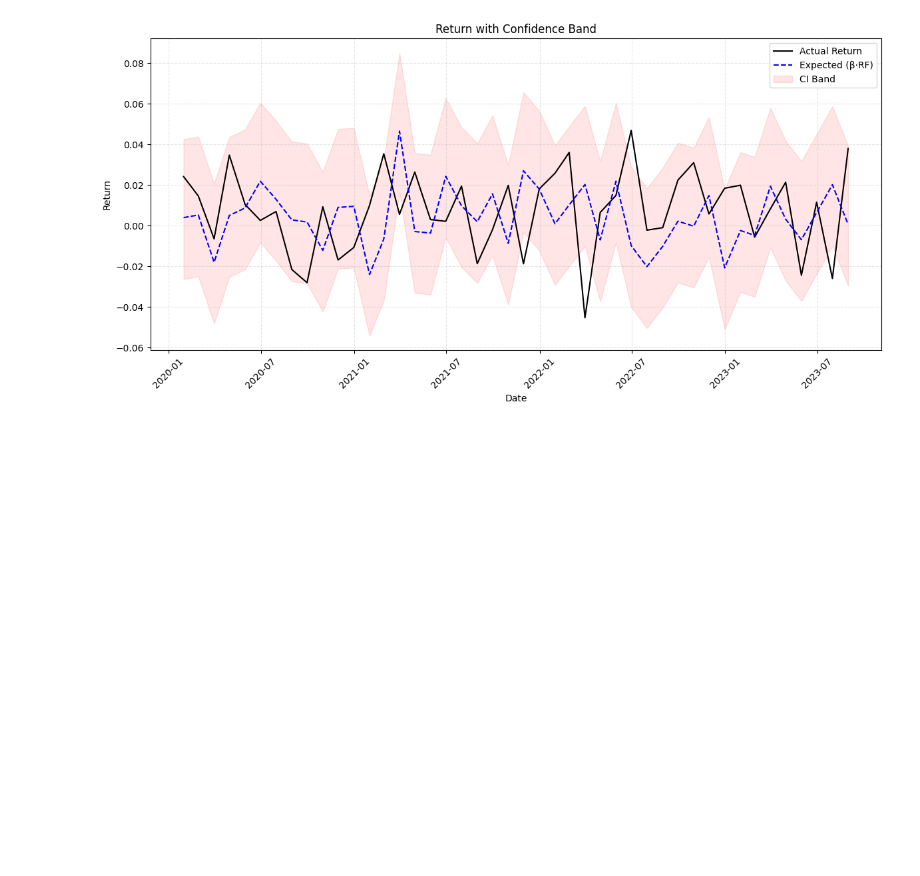
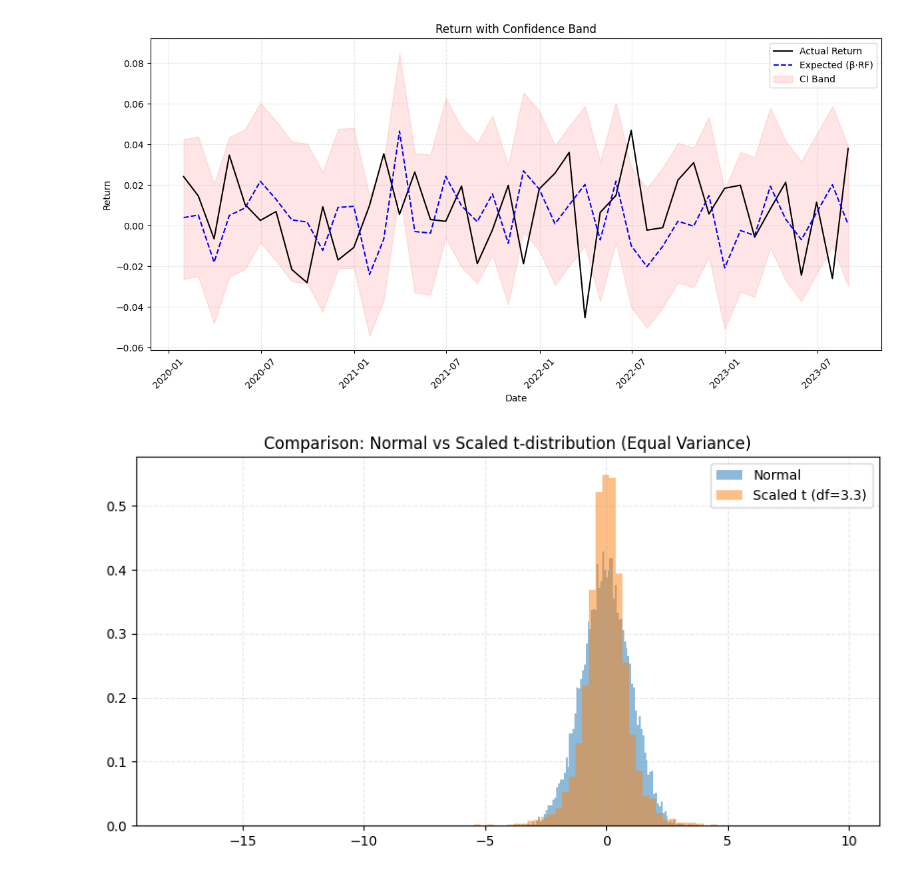
Before and after one commit to piper-of-dawn/cdn, a Jupyter notebook: visualisation.ipynb, the cells around one changed output. Cells and saved outputs as stored; diff of their text form; code cells hidden in the pictures; blank space fills up the shorter version.

```diff
--- a/visualisation.ipynb
+++ b/visualisation.ipynb
@@ -221,3 +221,31 @@ rf_returns = np.random.normal(0.005, 0.01, size=44)
 plot_return_with_conf_band(dates, actual_returns, rf_returns, beta=1.2, resid_std=0.015)
 # %% [output]
 [figure]
+# %%
+# Re-import necessary libraries after kernel reset
+import numpy as np
+import matplotlib.pyplot as plt
+from scipy.stats import t
+
+# Parameters
+df = 3.3  # degrees of freedom
+target_std = 1.0  # match this to normal std
+n = 10000  # number of samples
+
+# Calculate scaling factor to match desired std
+scale = target_std * np.sqrt((df - 2) / df)
+
+# Generate samples
+samples_t = t.rvs(df=df, size=n) * scale
+samples_normal = np.random.normal(loc=0, scale=target_std, size=n)
+
+# Plot histogram comparison
+plt.figure(figsize=(10, 5))
+plt.hist(samples_normal, bins=100, alpha=0.5, label='Normal', density=True)
+plt.hist(samples_t, bins=100, alpha=0.5, label=f'Scaled t (df={df})', density=True)
+plt.title('Comparison: Normal vs Scaled t-distribution (Equal Variance)')
+plt.legend()
+plt.grid(True, linestyle='--', alpha=0.3)
+plt.show()
+# %% [output]
+[figure, added]
```
